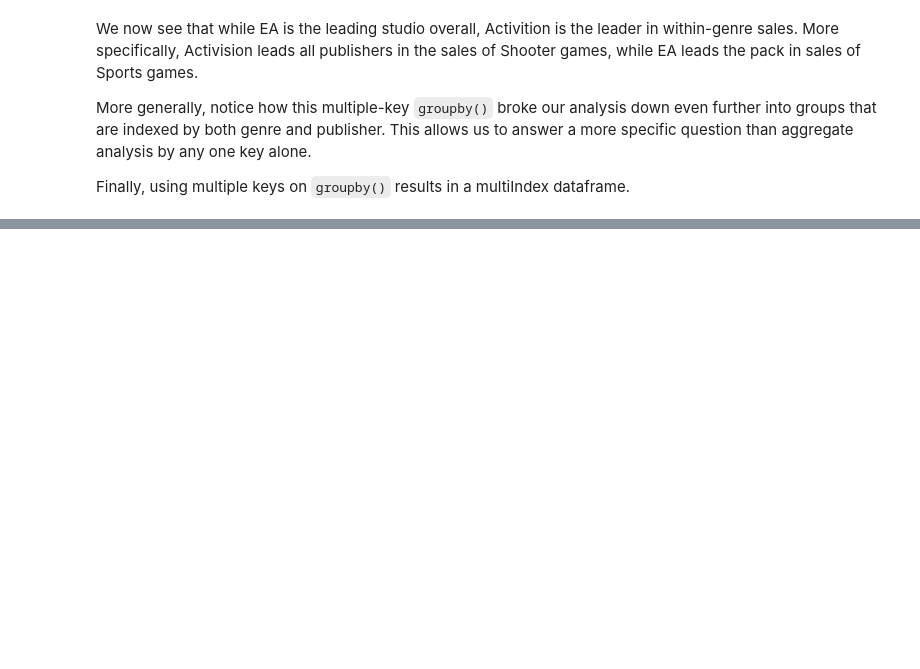
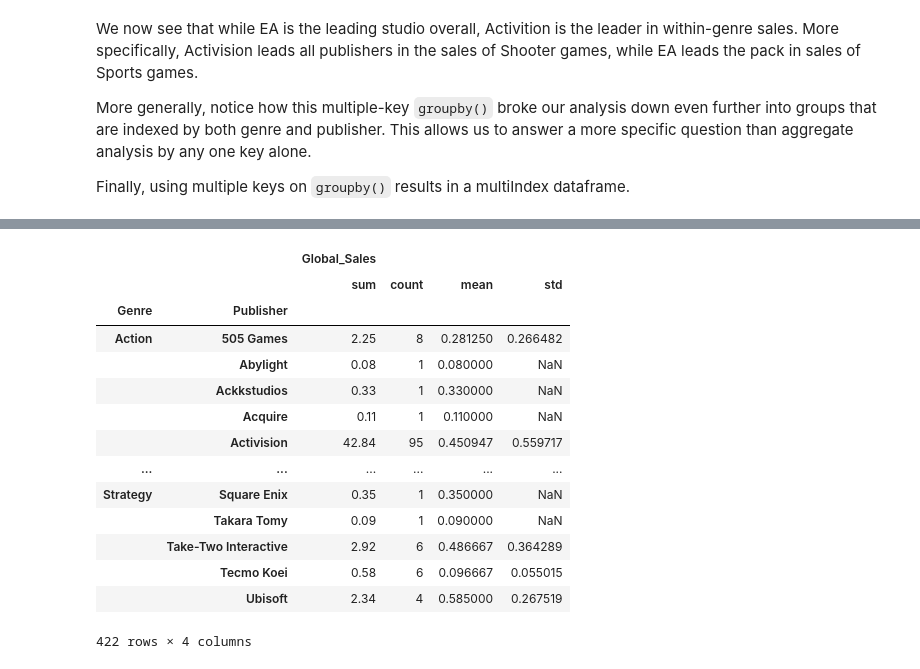
Before and after one commit to jgabunilas/pandas-bootcamp, a Jupyter notebook: Section8_GroupBy_and_Aggregates/Section8_GroupBy_and_Aggregates.ipynb, the cells around one changed output, grey strips where cells are left out. Saved outputs shown, nothing was run; the diff lists cells and outputs as text; code cells hidden in the pictures; blank space fills up the shorter version.

```diff
--- a/Section8_GroupBy_and_Aggregates/Section8_GroupBy_and_Aggregates.ipynb
+++ b/Section8_GroupBy_and_Aggregates/Section8_GroupBy_and_Aggregates.ipynb
@@ -800,0 +869,18 @@ Finally, using multiple keys on `groupby()` results in a multiIndex dataframe.
+# %%
+studios.groupby(['Genre','Publisher']).agg(['sum','count','mean','std'])
+# %% [output]
+|  |  | Global_Sales |  |  |  |
+|  |  | sum | count | mean | std |
+| Genre | Publisher |  |  |  |  |
+| Action | 505 Games | 2.25 | 8 | 0.281250 | 0.266482 |
+|  | Abylight | 0.08 | 1 | 0.080000 | NaN |
+|  | Ackkstudios | 0.33 | 1 | 0.330000 | NaN |
+|  | Acquire | 0.11 | 1 | 0.110000 | NaN |
+|  | Activision | 42.84 | 95 | 0.450947 | 0.559717 |
+| ... | ... | ... | ... | ... | ... |
+| Strategy | Square Enix | 0.35 | 1 | 0.350000 | NaN |
+|  | Takara Tomy | 0.09 | 1 | 0.090000 | NaN |
+|  | Take-Two Interactive | 2.92 | 6 | 0.486667 | 0.364289 |
+|  | Tecmo Koei | 0.58 | 6 | 0.096667 | 0.055015 |
+|  | Ubisoft | 2.34 | 4 | 0.585000 | 0.267519 |
+422 rows × 4 columns
```
Also changed, not shown: parts of 17 cells of this notebook.
